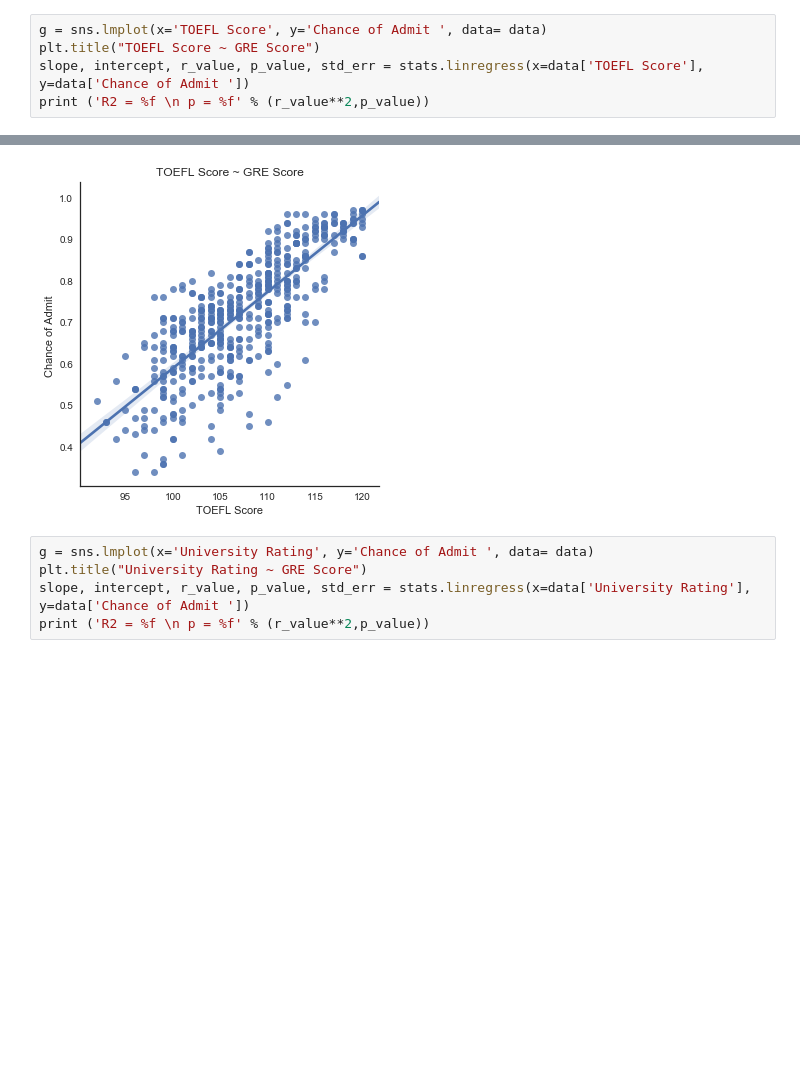
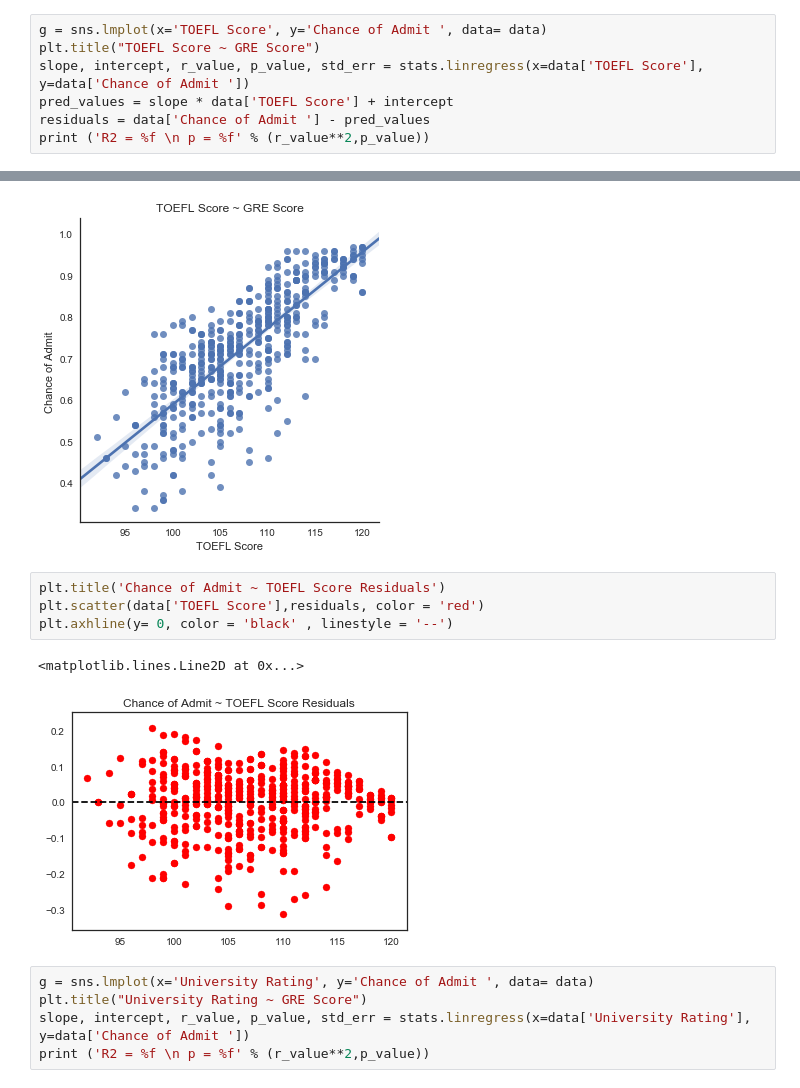
Before and after one commit to joaquinmenendez/machine-learning-course, a Jupyter notebook: Exploratory Data Analysis.ipynb, the cells around one changed output, grey strips where cells are left out. Saved outputs shown, nothing was run; the diff lists cells and outputs as text; blank space fills up the shorter version.

```diff
--- a/Exploratory Data Analysis.ipynb
+++ b/Exploratory Data Analysis.ipynb
@@ -179,11 +188,20 @@ R2 = 0.656668
 g = sns.lmplot(x='TOEFL Score', y='Chance of Admit ', data= data)
 plt.title("TOEFL Score ~ GRE Score")
 slope, intercept, r_value, p_value, std_err = stats.linregress(x=data['TOEFL Score'], y=data['Chance of Admit '])
+pred_values = slope * data['TOEFL Score'] + intercept
+residuals = data['Chance of Admit '] - pred_values
 print ('R2 = %f \n p = %f' % (r_value**2,p_value))
 # %% [output]
 R2 = 0.627625
  p = 0.000000
 [figure]
+# %%
+plt.title('Chance of Admit ~ TOEFL Score Residuals')
+plt.scatter(data['TOEFL Score'],residuals, color = 'red')
+plt.axhline(y= 0, color = 'black' , linestyle = '--')
+# %% [output]
+<matplotlib.lines.Line2D at 0x...>
+[figure, added]
 # %%
 g = sns.lmplot(x='University Rating', y='Chance of Admit ', data= data)
 plt.title("University Rating ~ GRE Score")
```
Also changed, not shown: parts of 5 cells of this notebook, 2 other files.
